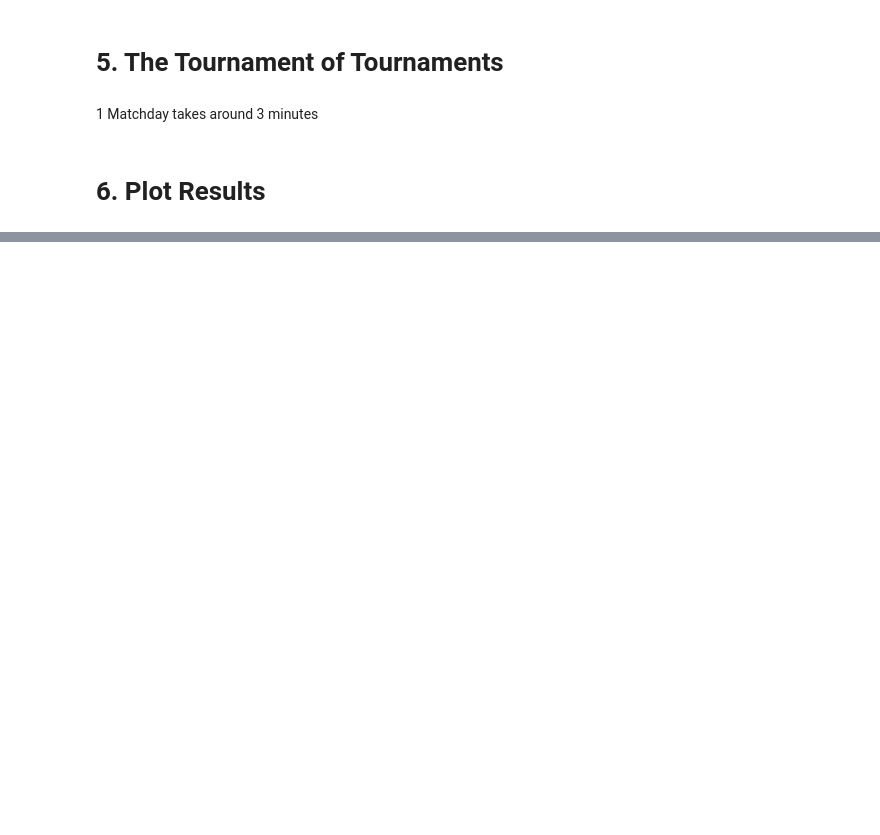
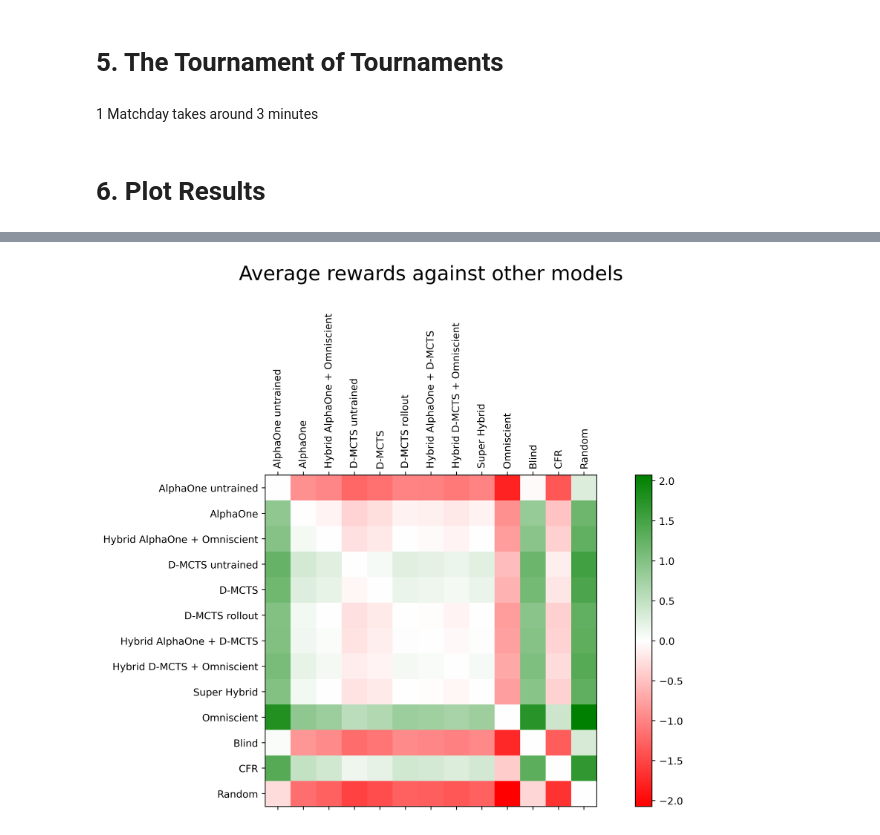
Before and after one commit to tobias-kirschstein/alpha-one, a Jupyter notebook: notebooks/evaluation/03_evaluate_alphaone.ipynb, the cells around one changed output, grey strips where cells are left out. Drawn from its saved outputs; the diff is of its cells as text; code cells hidden in the pictures; blank space fills up the shorter version.

```diff
--- a/notebooks/evaluation/03_evaluate_alphaone.ipynb
+++ b/notebooks/evaluation/03_evaluate_alphaone.ipynb
@@ -302,16 +378,21 @@ plt.show()
 average_reward_matrix = np.zeros((len(agents), len(agents)))
 for agent_1 in range(len(agents)):
     for agent_2 in range(len(agents)):
-        average_reward_matrix[agent_1, agent_2] = average_reward_rating_system.get_rating(agent_1) - average_reward_rating_system.get_rating(agent_2)
+        #average_reward_matrix[agent_1, agent_2] = average_reward_rating_system.get_rating(agent_1) - average_reward_rating_system.get_rating(agent_2)
+        average_reward_matrix[agent_1, agent_2] = average_reward_ratings[agent_1] - average_reward_ratings[agent_2]
+average_reward_matrix = average_reward_matrix[agent_order][:, agent_order]
 # %%
-plt.figure(figsize=(12, 8))
+fig = plt.figure(figsize=(12, 8), dpi=400)
 ax = plt.gca()
 plt.title("Average rewards against other models", pad=180, fontsize=20)
-ax.matshow(average_reward_matrix, cmap=matplotlib.colors.LinearSegmentedColormap.from_list("", ["red", "white", "green"]))
-ax.set_xticks(list(range(12)))
-ax.set_yticks(list(range(12)))
-ax.set_xticklabels(list(agent_names_by_key), rotation=90)
-ax.set_yticklabels(list(agent_names_by_key))
+cax = ax.matshow(average_reward_matrix, cmap=matplotlib.colors.LinearSegmentedColormap.from_list("", ["red", "white", "green"]))
+ax.set_xticks(list(range(len(agent_names_sorted))))
+ax.set_yticks(list(range(len(agent_names_sorted))))
+ax.set_xticklabels(agent_names_sorted, rotation=90)
+ax.set_yticklabels(agent_names_sorted)
+fig.colorbar(cax)
 plt.tight_layout()
-plot_manager.save_current_plot(f"tournament_average_rewards.pdf")
+plot_manager.save_current_plot(f"tournament_average_rewards.png")
 plt.show()
+# %% [output]
+[figure, added]
```
Also changed, not shown: parts of 26 cells of this notebook, 3 other files.
